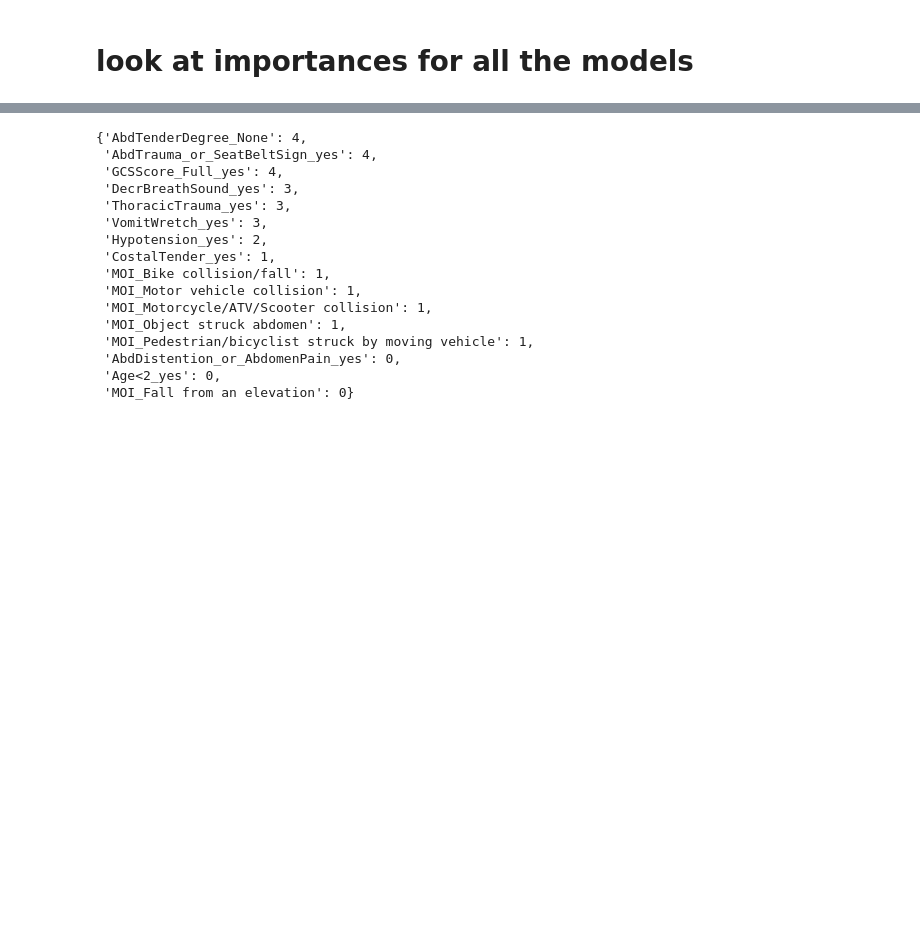
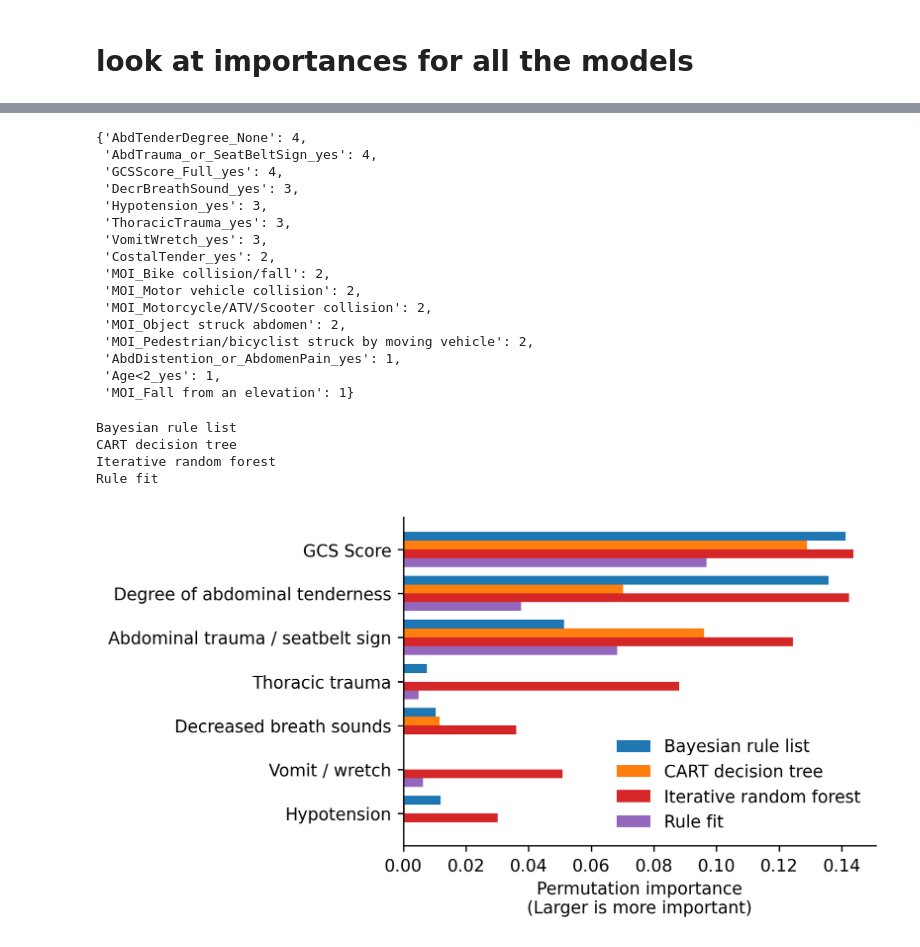
Before and after one commit to csinva/iai-clinical-decision-rule, a Jupyter notebook: notebooks/06_permutation_importances.ipynb, the cells around one changed output, grey strips where cells are left out. Drawn from its saved outputs; the diff is of its cells as text; code cells hidden in the pictures; blank space fills up the shorter version.

```diff
--- a/notebooks/06_permutation_importances.ipynb
+++ b/notebooks/06_permutation_importances.ipynb
@@ -112,6 +114,6 @@ fnames += ['PECARN']
 # %%
 # exclude irf / grl
-IDXS_EXCLUDE = [2, 3]
+IDXS_EXCLUDE = [2]
 imps = [importances[i] for i in range(len(importances))
         if not i in IDXS_EXCLUDE]
 # print(imps)
@@ -120,8 +145,16 @@ fnames = [fnames[i] for i in range(len(fnames))
 # %%
-ks = list(X.keys())
-feat_counts = {k: 0 for k in X.keys()}
-feat_sums = {k: 0 for k in X.keys()}
-feat_lists = {k: [] for k in X.keys()}
+ks = ['AbdDistention_or_AbdomenPain_yes', 'AbdTenderDegree_None',
+       'AbdTrauma_or_SeatBeltSign_yes', 'Age<2_yes', 'CostalTender_yes',
+       'DecrBreathSound_yes', 'GCSScore_Full_yes', 'Hypotension_yes',
+       'MOI_Bike collision/fall', 'MOI_Fall from an elevation',
+       'MOI_Motor vehicle collision', 'MOI_Motorcycle/ATV/Scooter collision',
+       'MOI_Object struck abdomen',
+       'MOI_Pedestrian/bicyclist struck by moving vehicle',
+       'ThoracicTrauma_yes', 'VomitWretch_yes']
+# ks = list(X.keys())
+feat_counts = {k: 0 for k in ks}
+feat_sums = {k: 0 for k in ks}
+feat_lists = {k: [] for k in ks}
 for i in range(len(imps)):
     for j in range(len(feat_counts)):
         if not imps[i][j] <= 0:
@@ -136,18 +169,18 @@ sort_by_val(feat_counts)
  'AbdTrauma_or_SeatBeltSign_yes': 4,
  'GCSScore_Full_yes': 4,
  'DecrBreathSound_yes': 3,
+ 'Hypotension_yes': 3,
  'ThoracicTrauma_yes': 3,
  'VomitWretch_yes': 3,
- 'Hypotension_yes': 2,
- 'CostalTender_yes': 1,
- 'MOI_Bike collision/fall': 1,
- 'MOI_Motor vehicle collision': 1,
- 'MOI_Motorcycle/ATV/Scooter collision': 1,
- 'MOI_Object struck abdomen': 1,
- 'MOI_Pedestrian/bicyclist struck by moving vehicle': 1,
- 'AbdDistention_or_AbdomenPain_yes': 0,
- 'Age<2_yes': 0,
- 'MOI_Fall from an elevation': 0}
+ 'CostalTender_yes': 2,
+ 'MOI_Bike collision/fall': 2,
+ 'MOI_Motor vehicle collision': 2,
+ 'MOI_Motorcycle/ATV/Scooter collision': 2,
+ 'MOI_Object struck abdomen': 2,
+ 'MOI_Pedestrian/bicyclist struck by moving vehicle': 2,
+ 'AbdDistention_or_AbdomenPain_yes': 1,
+ 'Age<2_yes': 1,
+ 'MOI_Fall from an elevation': 1}
 # %%
 relative_agg_imps = np.fromiter(feat_counts.values(), dtype=int) + np.fromiter(feat_sums.values(), dtype=float)
 args = np.argsort(relative_agg_imps)[9:] # exclude features with count of 1
@@ -169,32 +202,38 @@ cs = {
 }
 colors = ['#2ca02c', '#8c564b', '#e377c2', '#7f7f7f', '#bcbd22', '#17becf']
 
 for i in range(len(imps)):
     print(viz.rename(fnames[i]))
     ax.barh(ind - width * i, imps[i][args], width,
             label=viz.rename(fnames[i]),
             color=cs[viz.rename(fnames[i])]
            )
 #     ax.barh(ind + width, df.m, width, color='green', label='M')
 
 def rename_local(x):
         rename_map = {
             'GCSScore_Full_yes': 'GCS Score',
             'AbdTenderDegree_None': 'Degree of abdominal tenderness',
             'AbdTrauma_or_SeatBeltSign_yes': 'Abdominal trauma / seatbelt sign',
             'DecrBreathSound_yes': 'Decreased breath sounds',
             'ThoracicTrauma_yes': 'Thoracic trauma',
             'VomitWretch_yes': 'Vomit / wretch'
         }
         if x in rename_map:
             return rename_map[x]
         else:
             return x.replace('_yes', '').replace('_', ' ')
 
 ax.set(yticks=ind - width - width/2,
        yticklabels=[rename_local(lab)
-                    for lab in np.array(X.keys())[args]]) #, ylim=[2*width - 1, len(df)])
-print(X.keys()[args])
+                    for lab in np.array(ks)[args]]) #, ylim=[2*width - 1, len(df)])
+# print(ks[args])
 ax.legend(frameon=False)
 plt.xlabel('Permutation importance\n(Larger is more important)')
 plt.show()
+# %% [output]
+Bayesian rule list
+CART decision tree
+Iterative random forest
+Rule fit
+[figure, added]
```
Also changed, not shown: parts of 7 cells of this notebook, 1 other file.
